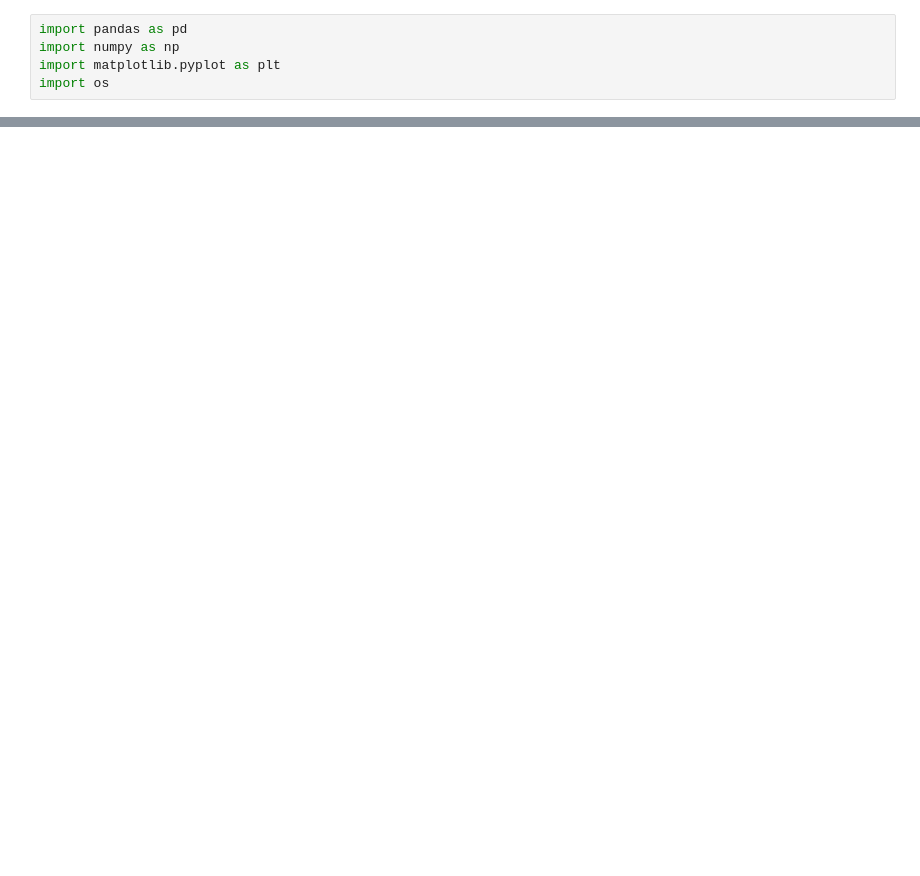
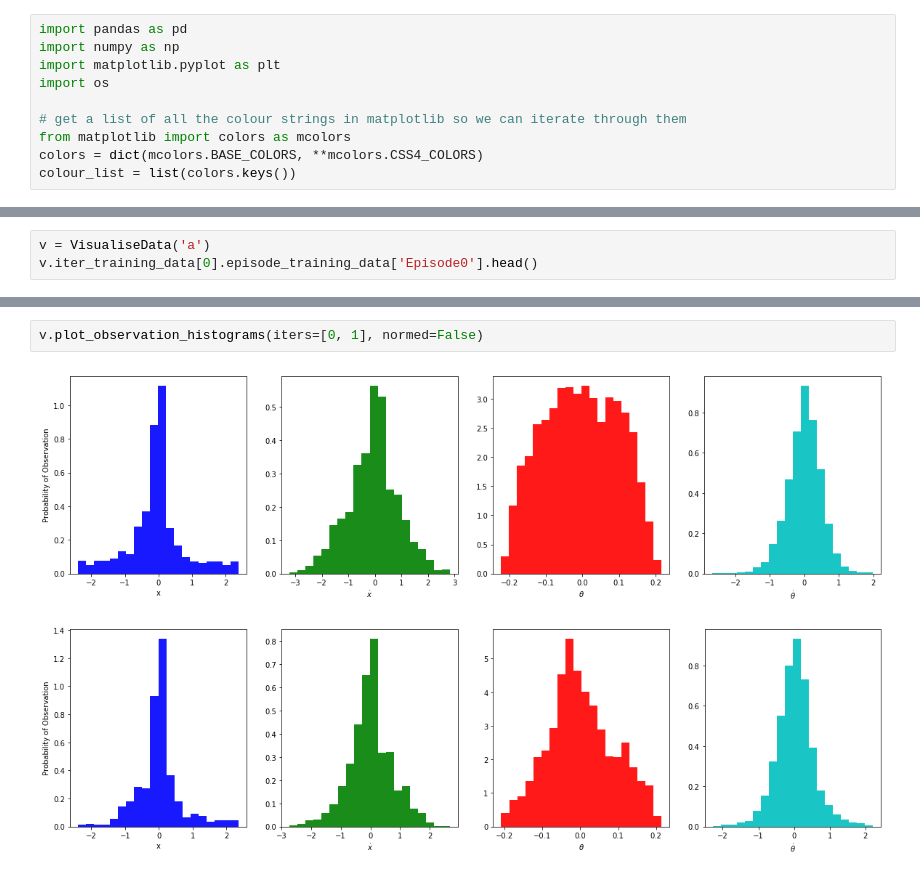
Before and after one commit to alexdarch/Project, a Jupyter notebook: CartPole/ResultsVisualisation.ipynb, the cells around one changed output, grey strips where cells are left out. Cells and saved outputs as stored; diff of their text form; blank space fills up the shorter version.

```diff
--- a/CartPole/ResultsVisualisation.ipynb
+++ b/CartPole/ResultsVisualisation.ipynb
@@ -3,6 +3,11 @@ import pandas as pd
 import numpy as np
 import matplotlib.pyplot as plt
 import os
+
+# get a list of all the colour strings in matplotlib so we can iterate through them
+from matplotlib import colors as mcolors
+colors = dict(mcolors.BASE_COLORS, **mcolors.CSS4_COLORS)
+colour_list = list(colors.keys())
 # %%
 class IterationData:
     """
@@ -153,0 +374,3 @@ te1.plot_nnet_losses()
+# %%
+v = VisualiseData('a')
+v.iter_training_data[0].episode_training_data['Episode0'].head()
@@ -153,0 +385,5 @@ te1.plot_nnet_losses()
+# %%
+v.plot_observation_histograms(iters=[0, 1], normed=False)
+# %% [output]
+[figure, added]
+[figure, added]
```
Also changed, not shown: parts of 11 cells of this notebook, 7 other files.
